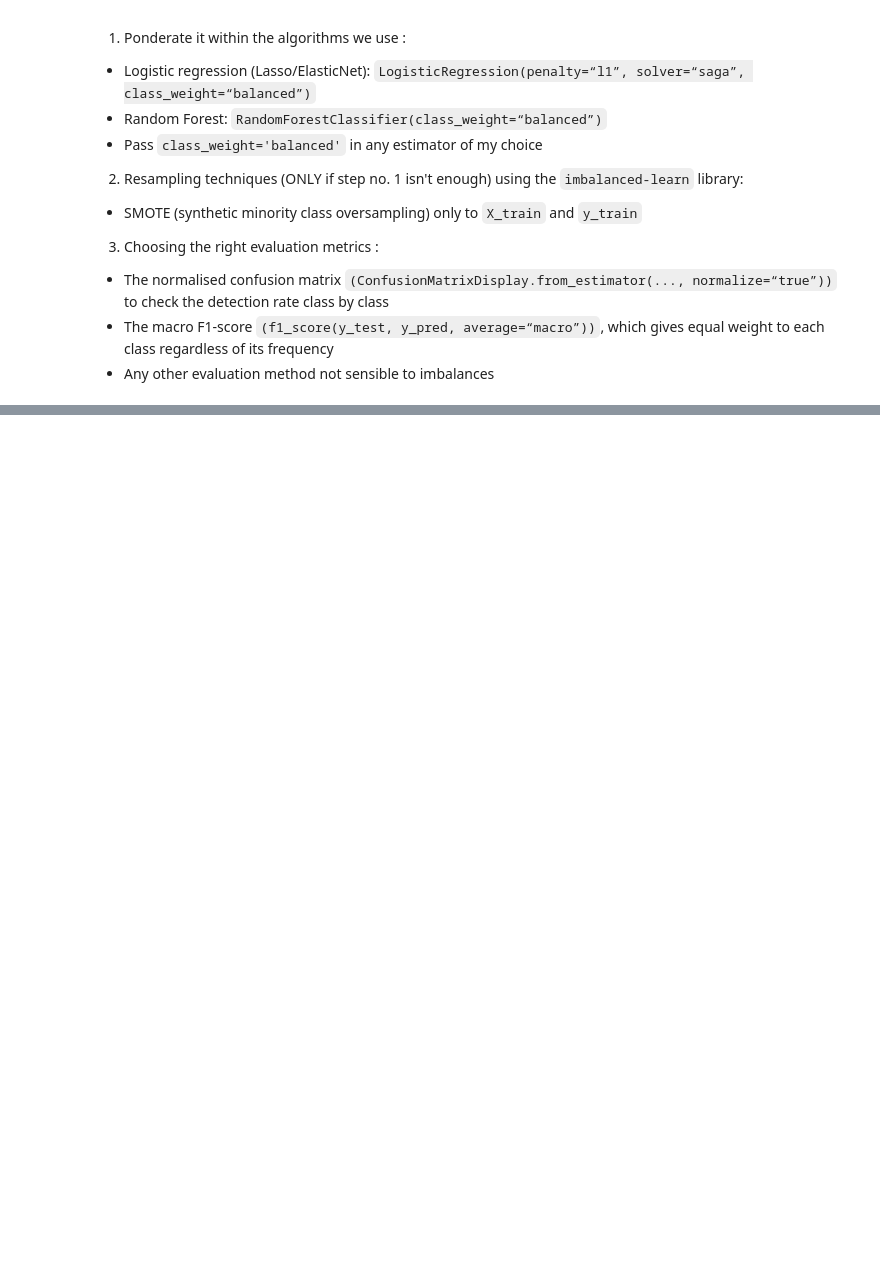
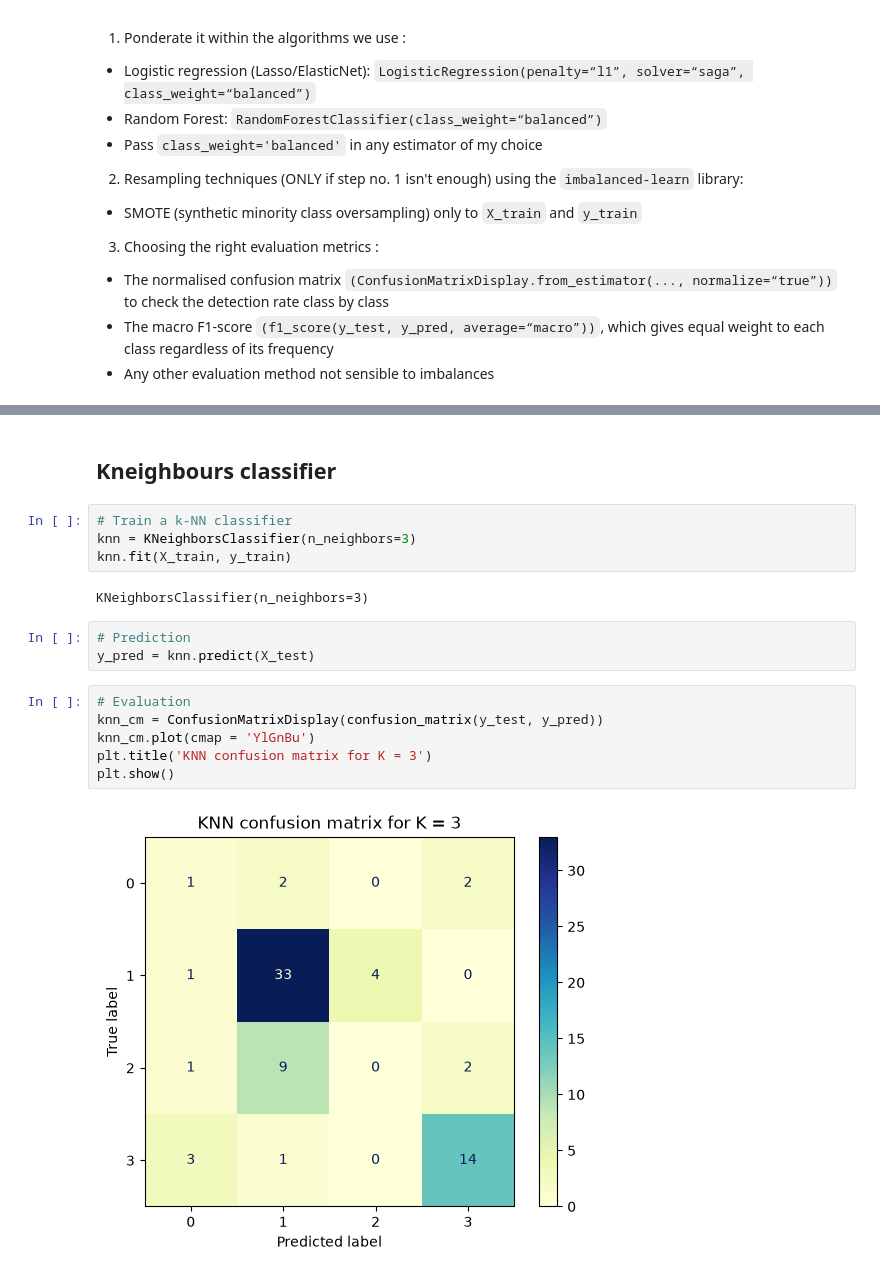
Before and after one commit to asdrz/thyroid-cancer-classification, a Jupyter notebook: main.ipynb, the cells around one changed output, grey strips where cells are left out. Saved outputs shown, nothing was run; the diff lists cells and outputs as text; blank space fills up the shorter version.

```diff
--- a/main.ipynb
+++ b/main.ipynb
@@ -265,0 +279,19 @@ As there's so many classes imbalances, we may need to consider the following sol
+# %% [markdown]
+## Kneighbours classifier
+# %%
+# Train a k-NN classifier
+knn = KNeighborsClassifier(n_neighbors=3)
+knn.fit(X_train, y_train)
+# %% [output]
+KNeighborsClassifier(n_neighbors=3)
+# %%
+# Prediction
+y_pred = knn.predict(X_test)
+# %%
+# Evaluation
+knn_cm = ConfusionMatrixDisplay(confusion_matrix(y_test, y_pred))
+knn_cm.plot(cmap = 'YlGnBu')
+plt.title('KNN confusion matrix for K = 3')
+plt.show()
+# %% [output]
+[figure, added]
```
Also changed, not shown: parts of 39 cells of this notebook, 2 other files.
